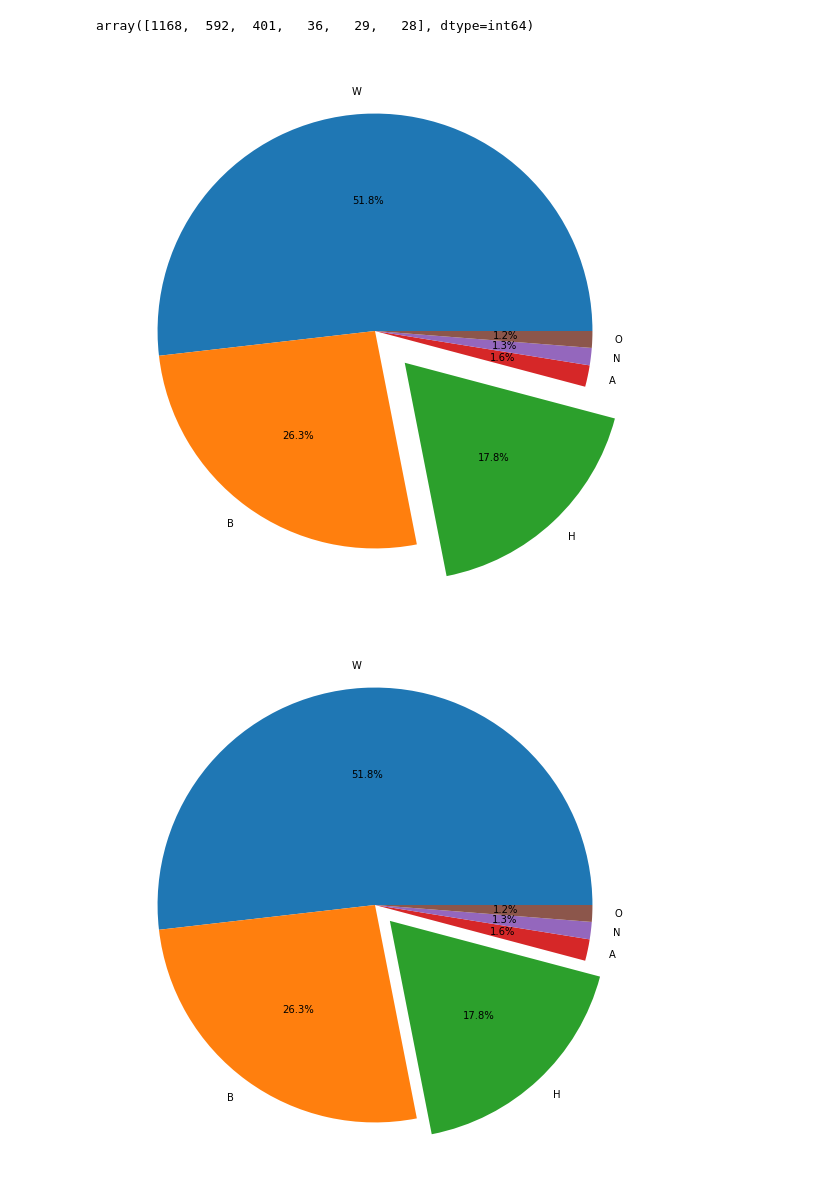
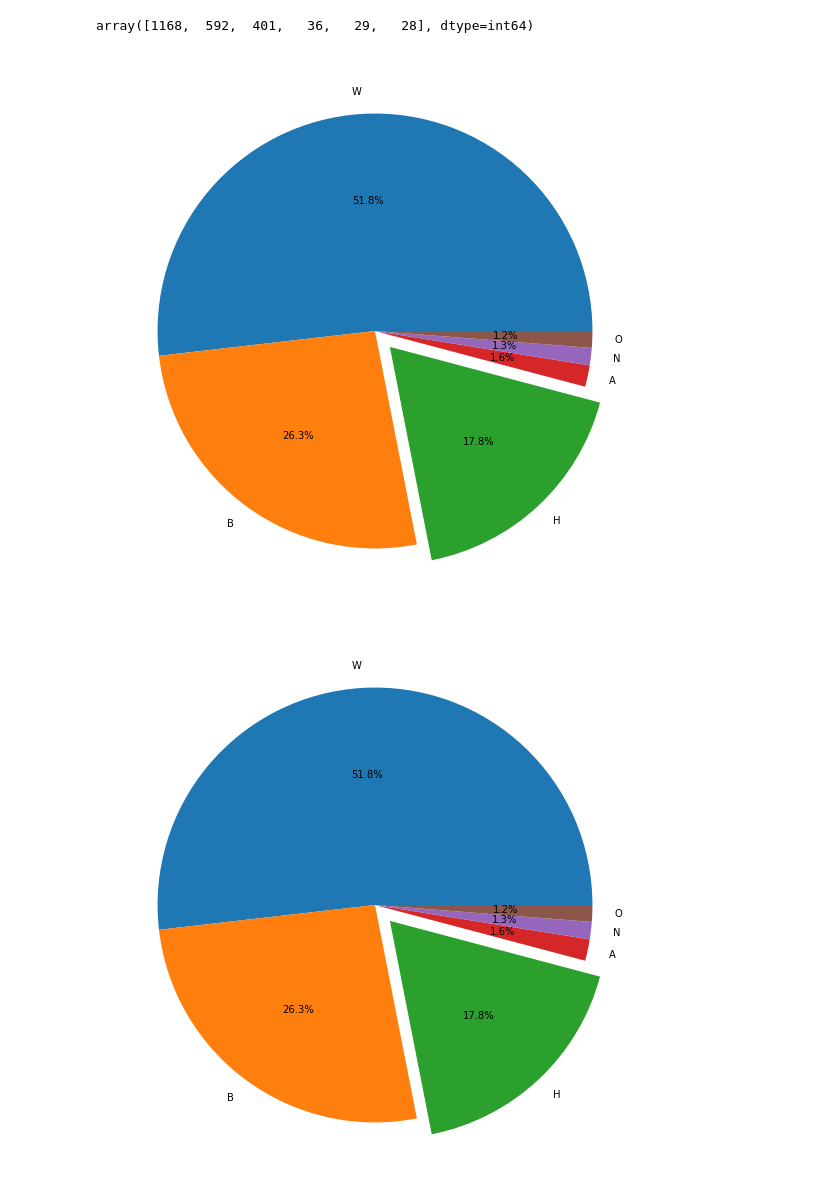
Before and after one commit to Ertugrul-Kurubal/Data-Visualization-With-Python-Projects, a Jupyter notebook: USA Fatal Police Shoot Analyse.ipynb, the cells around one changed output. Saved outputs shown, nothing was run; the diff lists cells and outputs as text; code cells hidden in the pictures.

Commit message:
Kill Race Pie Chart Restore

```diff
--- a/USA Fatal Police Shoot Analyse.ipynb
+++ b/USA Fatal Police Shoot Analyse.ipynb
@@ -485,10 +485,10 @@ sizes
 array([1168,  592,  401,   36,   29,   28], dtype=int64)
 # %%
 fig, ax = plt.subplots(figsize=(10,10))
-my_explode = (0,0,0.2,0,0,0)
+my_explode = (0,0,0.1,0,0,0)
 ax.pie(sizes,labels=labels,autopct='%1.1f%%',explode=my_explode);
 # %% [output]
-[figure, old version]
+[figure, new version]
 # %%
 ................
 # %% [output]
```
